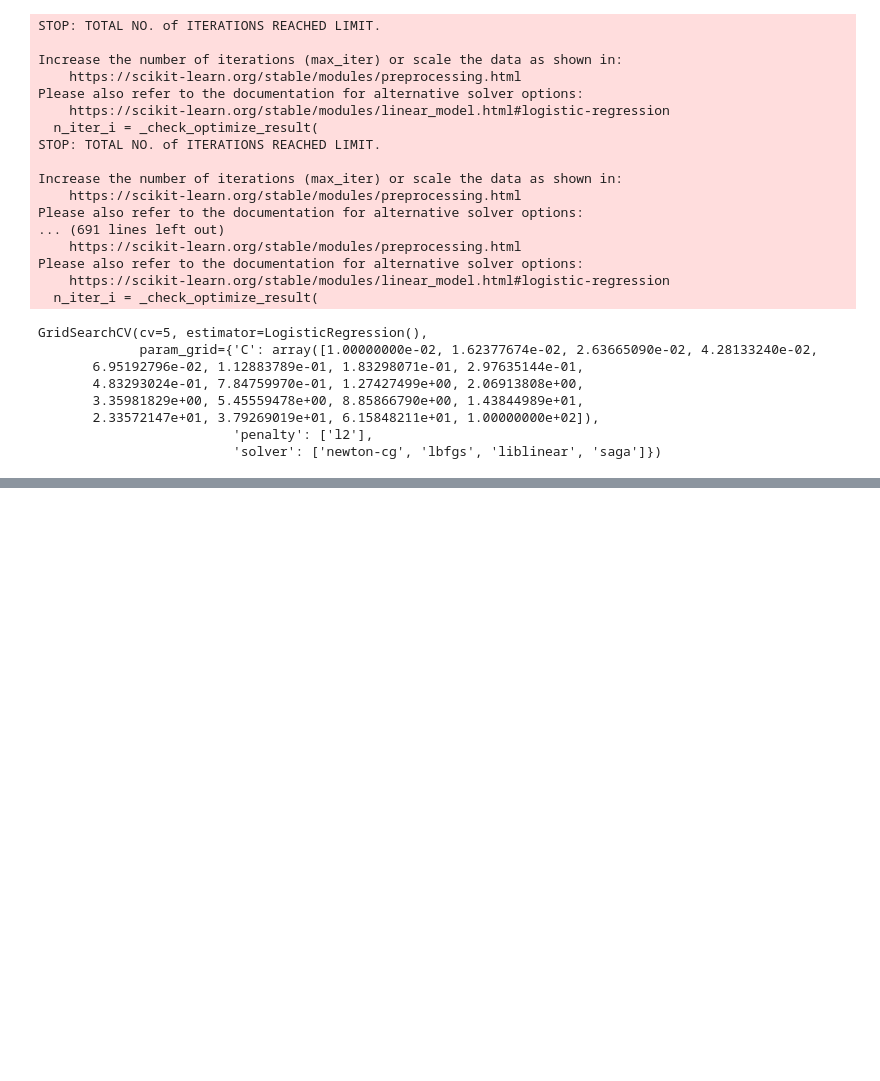
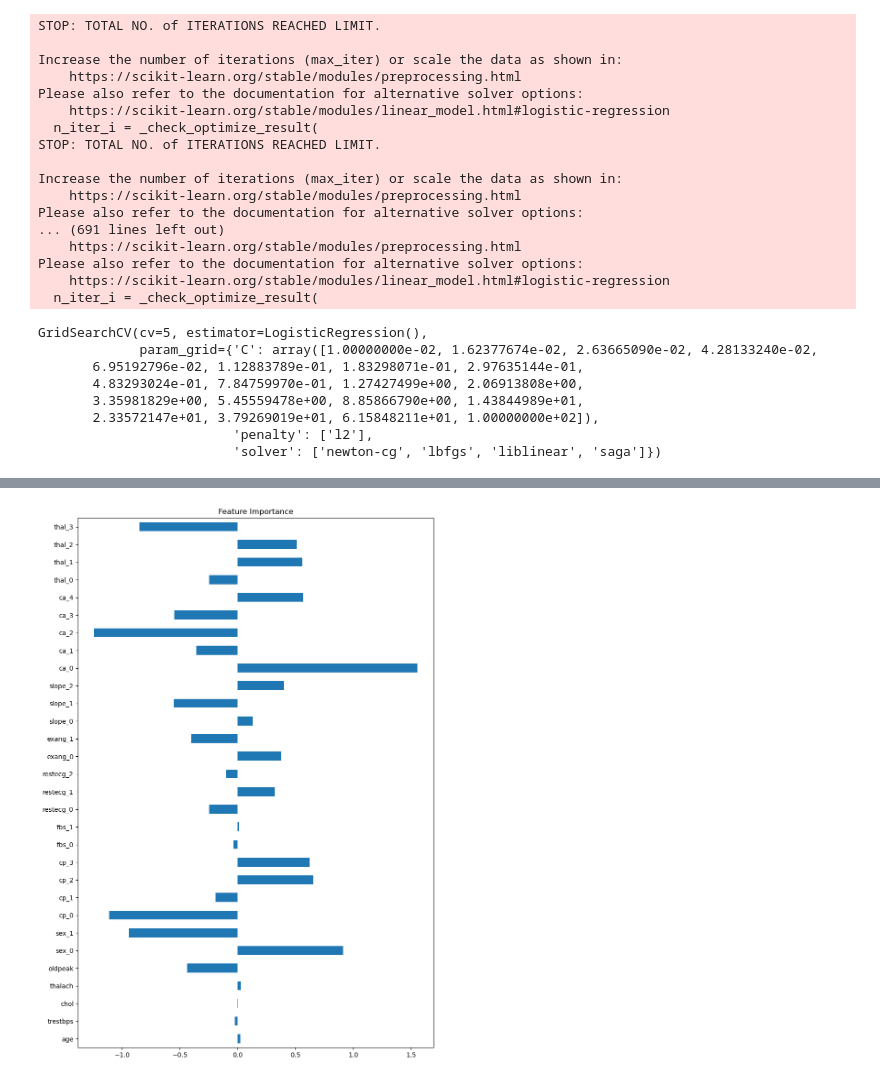
Before and after one commit to GoAshim/Machine-Learning-Classification, a Jupyter notebook: Machine Learning Project - Predict Heart Disease.ipynb, the cells around one changed output, grey strips where cells are left out. Drawn from its saved outputs; the diff is of its cells as text; code cells hidden in the pictures; blank space fills up the shorter version.

```diff
--- a/Machine Learning Project - Predict Heart Disease.ipynb
+++ b/Machine Learning Project - Predict Heart Disease.ipynb
@@ -783,0 +788,10 @@ So from the above accuracy score we see that it didn't improve from the accuracy
+# %%
+# Set random seed
+np.random.seed(42)
+
+# Instantiate the model and fit with training data
+model = LogisticRegression()
+model.fit(X2_train, y2_train)
+
+# Find feature importance
+feature_imp = model.coef_
@@ -783,0 +815,4 @@ So from the above accuracy score we see that it didn't improve from the accuracy
+# %%
+# Create a dictionary with column names and their corresponding feature importance
+feature_dict = dict(zip(X2_train.columns, list(feature_imp[0])))
+feature_dict
@@ -783,0 +837,7 @@ So from the above accuracy score we see that it didn't improve from the accuracy
+# %%
+# Visualize the feature importance
+
+feature_imp_df = pd.DataFrame(feature_dict, index=[0])
+feature_imp_df.T.plot(kind="barh", figsize=(10,15), title = "Feature Importance", legend=False);
+# %% [output]
+[figure, added]
```
Also changed, not shown: parts of 24 cells of this notebook.
